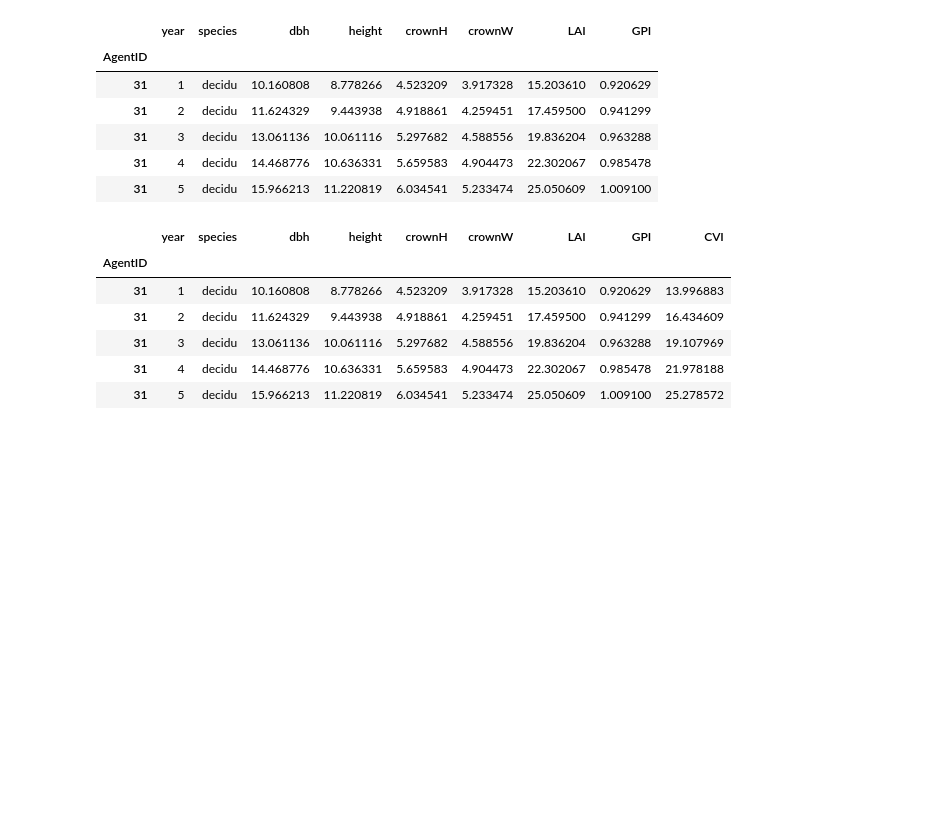
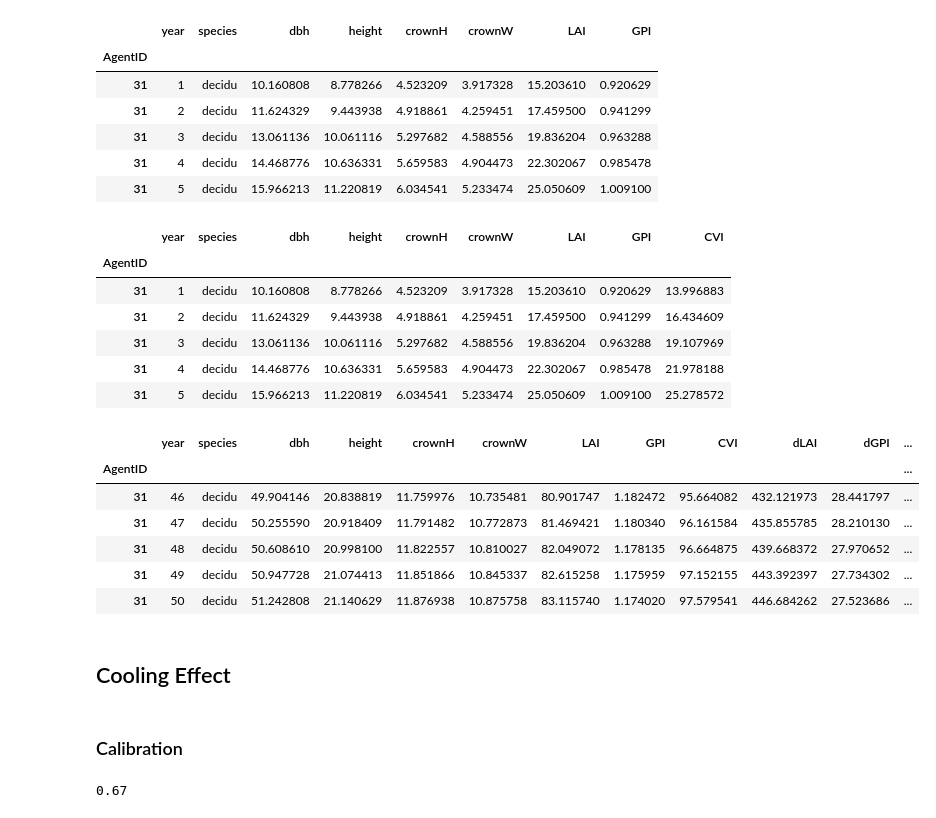
Before and after one commit to lucidmindsai/gus, a Jupyter notebook: notebooks/Cooling.ipynb, the cells around one changed output. Cells and saved outputs as stored; diff of their text form; code cells hidden in the pictures; blank space fills up the shorter version.

Commit message:
Basic cooling effect model.

```diff
--- a/notebooks/Cooling.ipynb
+++ b/notebooks/Cooling.ipynb
@@ -216,3 +216,33 @@ t_31.head()
 | 31 | 3 | decidu | 13.061136 | 10.061116 | 5.297682 | 4.588556 | 19.836204 | 0.963288 | 19.107969 |
 | 31 | 4 | decidu | 14.468776 | 10.636331 | 5.659583 | 4.904473 | 22.302067 | 0.985478 | 21.978188 |
 | 31 | 5 | decidu | 15.966213 | 11.220819 | 6.034541 | 5.233474 | 25.050609 | 1.009100 | 25.278572 |
+# %%
+
+def compute_change(current_value, initial_value):
+    """ The function to copmpute percentage change with respect to a given base value.
+    """
+    if initial_value == 0:
+        return 0
+
+    return ((current_value - initial_value) / initial_value) * 100
+# %%
+base_lai = list(t_31['LAI'])[0]
+base_cvi = list(t_31['CVI'])[0]
+base_gpi = list(t_31['GPI'])[0]
+t_31['dLAI'] = t_31['LAI'].apply(lambda row: compute_change(row, base_lai))
+t_31['dGPI'] = t_31['GPI'].apply(lambda row: compute_change(row, base_gpi))
+t_31['dCVI'] = t_31['CVI'].apply(lambda row: compute_change(row, base_cvi))
+# %%
+t_31.tail()
+# %% [output]
+|  | year | species | dbh | height | crownH | crownW | LAI | GPI | CVI | dLAI | dGPI | ... |
+| AgentID |  |  |  |  |  |  |  |  |  |  |  | ... |
+| 31 | 46 | decidu | 49.904146 | 20.838819 | 11.759976 | 10.735481 | 80.901747 | 1.182472 | 95.664082 | 432.121973 | 28.441797 | ... |
+| 31 | 47 | decidu | 50.255590 | 20.918409 | 11.791482 | 10.772873 | 81.469421 | 1.180340 | 96.161584 | 435.855785 | 28.210130 | ... |
+| 31 | 48 | decidu | 50.608610 | 20.998100 | 11.822557 | 10.810027 | 82.049072 | 1.178135 | 96.664875 | 439.668372 | 27.970652 | ... |
+| 31 | 49 | decidu | 50.947728 | 21.074413 | 11.851866 | 10.845337 | 82.615258 | 1.175959 | 97.152155 | 443.392397 | 27.734302 | ... |
+| 31 | 50 | decidu | 51.242808 | 21.140629 | 11.876938 | 10.875758 | 83.115740 | 1.174020 | 97.579541 | 446.684262 | 27.523686 | ... |
+# %% [markdown]
+## Cooling Effect
+# %% [markdown]
+### Calibration
@@ -218,0 +280,4 @@ t_31.head()
+# %%
+cooling_multiplier(30)
+# %% [output]
+0.67
```
Also changed, not shown: parts of 5 cells of this notebook.
